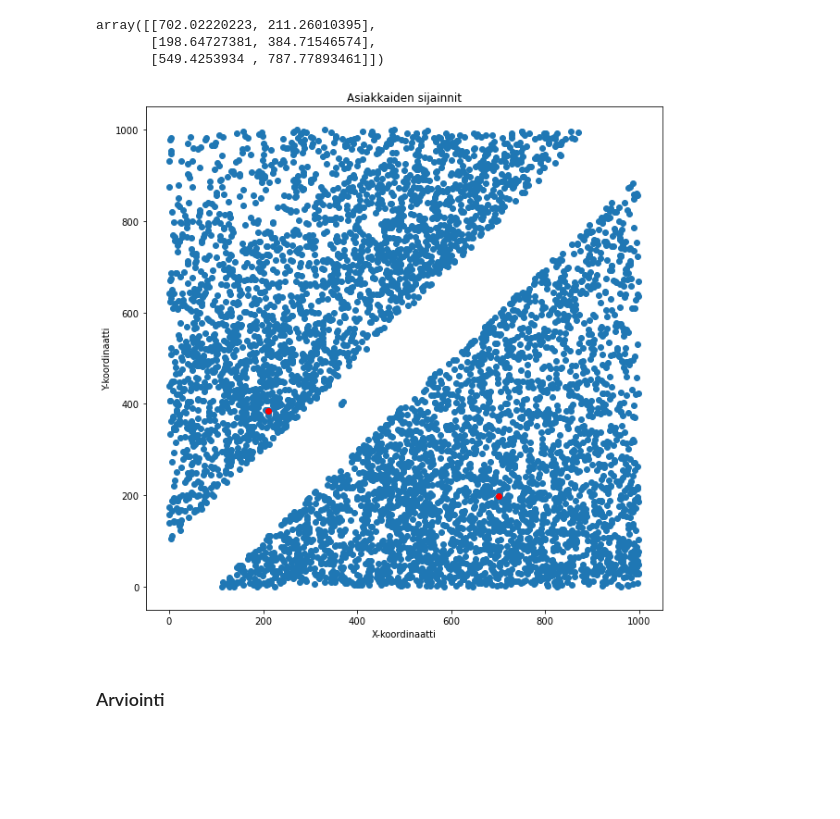
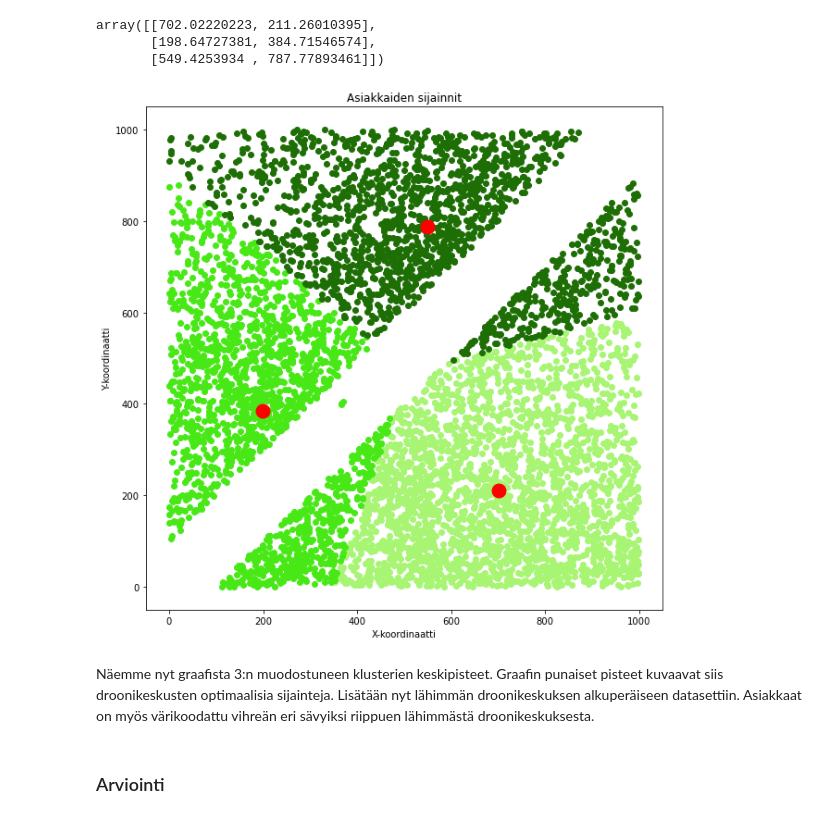
Before and after one commit to kassu11/machine-learning-AMK, a Jupyter notebook: Clustering_and_association_rule_mining/Clustering_and_association.ipynb, the cells around one changed output. Saved outputs shown, nothing was run; the diff lists cells and outputs as text; code cells hidden in the pictures; blank space fills up the shorter version.

```diff
--- a/Clustering_and_association_rule_mining/Clustering_and_association.ipynb
+++ b/Clustering_and_association_rule_mining/Clustering_and_association.ipynb
@@ -80,11 +80,15 @@ array([[702.02220223, 211.26010395],
 # %%
 # Create the scatter plot
 plt.figure(figsize=(10,10))
-plt.scatter(df_cust['x'], df_cust['y'])
-plt.scatter(model_k.cluster_centers_[0], model_k.cluster_centers_[1], color="red")
+plt.scatter(df_cust['x'][model_k.labels_==0], df_cust['y'][model_k.labels_==0], color="#a7f573")
+plt.scatter(df_cust['x'][model_k.labels_==1], df_cust['y'][model_k.labels_==1], color="#48e817")
+plt.scatter(df_cust['x'][model_k.labels_==2], df_cust['y'][model_k.labels_==2], color="#1d6e04")
+plt.scatter(model_k.cluster_centers_[:, 0], model_k.cluster_centers_[:, 1], color="red", linewidths=10)
 plt.title('Asiakkaiden sijainnit')
 plt.xlabel('X-koordinaatti')
 plt.ylabel('Y-koordinaatti')
 plt.show()
 # %% [output]
-[figure, old version]
+[figure, new version]
+# %% [markdown]
+Näemme nyt graafista 3:n muodostuneen klusterien keskipisteet. Graafin punaiset pisteet kuvaavat siis droonikeskusten optimaalisia sijainteja. Lisätään nyt lähimmän droonikeskuksen alkuperäiseen datasettiin. Asiakkaat on myös värikoodattu vihreän eri sävyiksi riippuen lähimmästä droonikeskuksesta.
```
Also changed, not shown: parts of 1 cell of this notebook.
